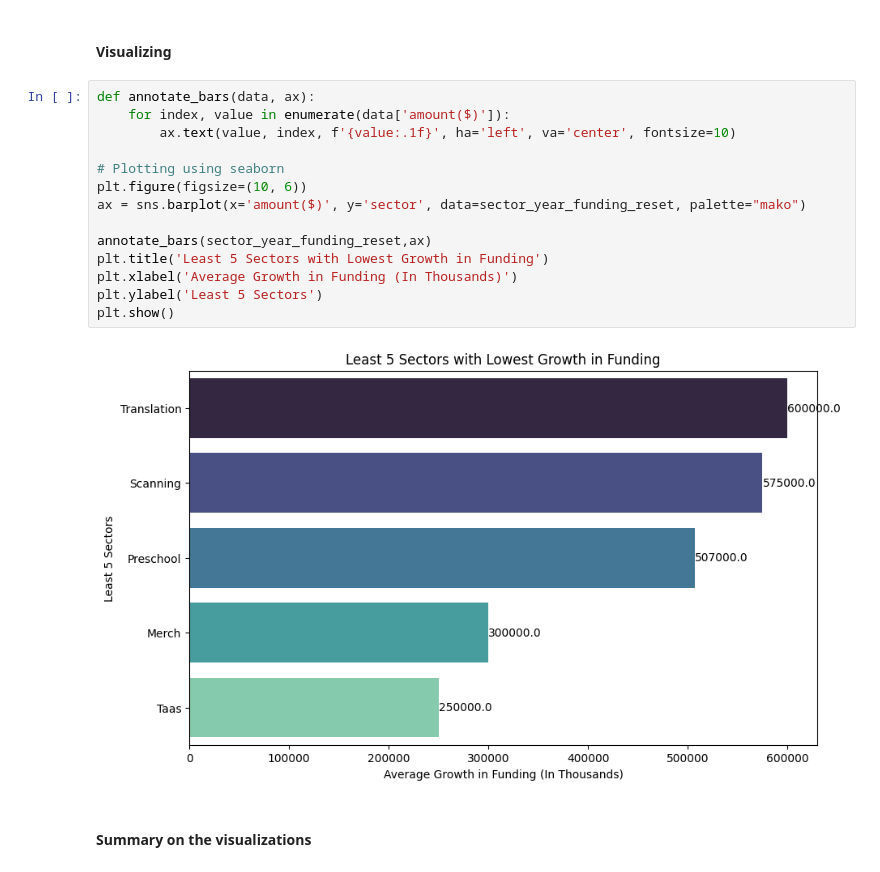
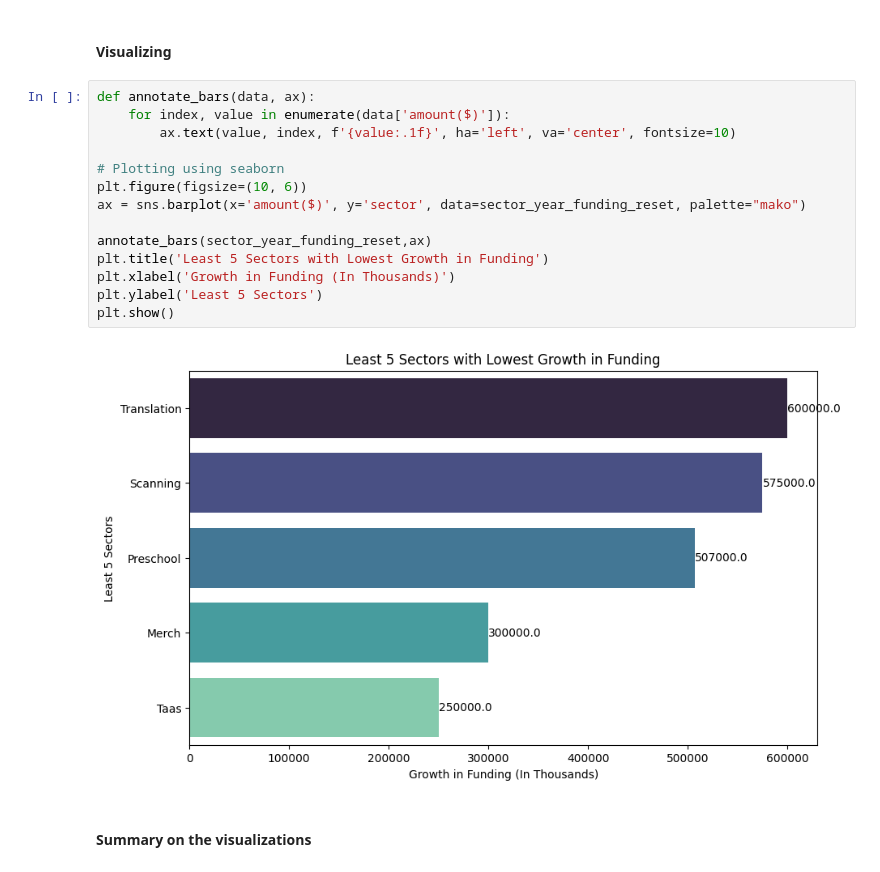
Before and after one commit to heldana30/Azubi_Africa_Live_Project_Indian_Startup_Funding_Analysis, a Jupyter notebook: indian_start_up_funding_analysis.ipynb, the cells around one changed output. Drawn from its saved outputs; the diff is of its cells as text.

```diff
--- a/indian_start_up_funding_analysis.ipynb
+++ b/indian_start_up_funding_analysis.ipynb
@@ -1749,19 +1749,19 @@ sector_year_funding_reset = sector_year_funding.reset_index().sort_values(by='am
 # %%
 def annotate_bars(data, ax):
     for index, value in enumerate(data['amount($)']):
         ax.text(value, index, f'{value:.1f}', ha='left', va='center', fontsize=10)
 
 # Plotting using seaborn
 plt.figure(figsize=(10, 6))
 ax = sns.barplot(x='amount($)', y='sector', data=sector_year_funding_reset, palette="mako")
 
 annotate_bars(sector_year_funding_reset,ax)
 plt.title('Least 5 Sectors with Lowest Growth in Funding')
-plt.xlabel('Average Growth in Funding (In Thousands)')
+plt.xlabel('Growth in Funding (In Thousands)')
 plt.ylabel('Least 5 Sectors')
 plt.show()
 # %% [output]
-[figure, old version]
+[figure, new version]
 # %% [markdown]
 #### Summary on the visualizations
 # %% [markdown]
```
Also changed, not shown: parts of 2 cells of this notebook, 4 other files.
